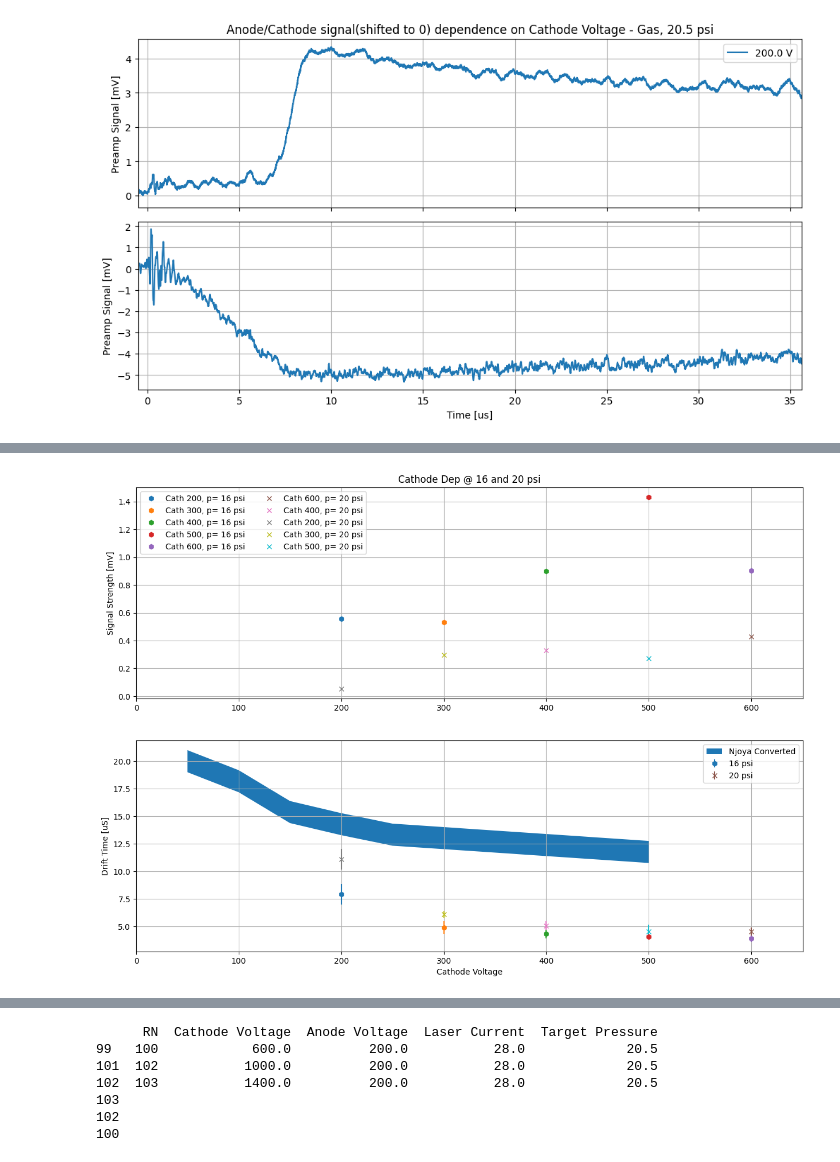
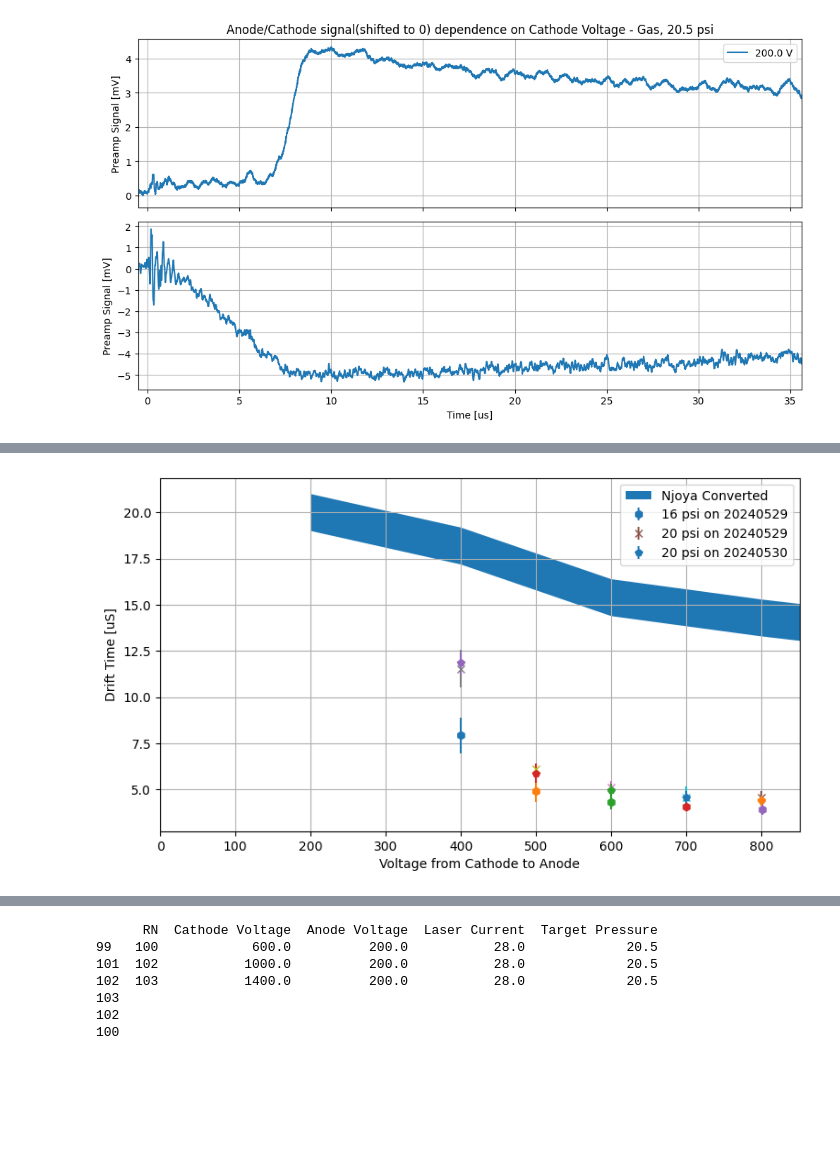
Before and after one commit to jbane11/nexo, a Jupyter notebook: Lab028/osci/osci_analysis.v3.ipynb, the cells around one changed output, grey strips where cells are left out. Saved outputs shown, nothing was run; the diff lists cells and outputs as text; code cells hidden in the pictures; blank space fills up the shorter version.

```diff
--- a/Lab028/osci/osci_analysis.v3.ipynb
+++ b/Lab028/osci/osci_analysis.v3.ipynb
@@ -533,12 +499,9 @@ colors=["r","blue","darkgrey"]
 marker=["h","x","p"]
 
 sec=0
-y1=np.array([20,20/1.1,20/1.3,20/1.4,20/1.5,20/1.7])-1
-y2=np.array([20,20/1.1,20/1.3,20/1.4,20/1.5,20/1.7])+1
-
 j=-1
 k=-1
-ax[1].fill_between(x=[100/2,200/2,300/2,400/2,500/2,1000/2],y1=y1, y2=y2, label="Old Data")
+ax[1].fill_between(x=njoya_x,y1=njoya_y1, y2=njoya_y2, label="Njoya Converted")
 for i,run in enumerate(Runs):
     if run["info"]["RN"] in [116,127]:
         sec+=1
@@ -593,8 +556,8 @@ for i,run in enumerate(Runs):
 
     print(fit_par)
 
-    ax[1].errorbar(x=run["info"]["Cathode Voltage"], y=run["Drifttime"], yerr=run["Drifttime_stdev"]*5, fmt =marker[sec])
-    ax[0].errorbar(x=run["info"]["Cathode Voltage"],y=run["Waveform_amp"],fmt =marker[sec],label="%s Amps"%(run["info"]["Laser Current"]))
+    ax[1].errorbar(x=run["info"]["Cathode Voltage"]+run["info"]["Anode Voltage"], y=run["Drifttime"], yerr=run["Drifttime_stdev"]*5, fmt =marker[sec])
+    ax[0].errorbar(x=run["info"]["Cathode Voltage"]+run["info"]["Anode Voltage"],y=run["Waveform_amp"],fmt =marker[sec],label="%s Amps"%(run["info"]["Laser Current"]))
 
 #ax[0].text(200,12, "poop")
 #ax[0].legend(ncol=4)
@@ -610,6 +573,7 @@ ax[1].set_ylabel("Drift Time [uS]")
 
 #ax[2].grid()
 ax[0].set_ylabel("Signal Strength [mV]")
+ax[1].set_xlabel("Voltage from Cathode to Anode")
 ax[0].legend()
 #plt.xlim(5,15)
 # %% [output]
@@ -719,7 +683,7 @@ y2=np.array([20,20/1.1,20/1.3,20/1.4,20/1.5,20/1.7])+1
 
 j=-1
 k=-1
-ax[1].fill_between(x=[100/2,200/2,300/2,400/2,500/2,1000/2],y1=y1, y2=y2, label="Old Data")
+ax[1].fill_between(x=njoya_x,y1=njoya_y1, y2=njoya_y2, label="Njoya Converted")
 for i,run in enumerate(Runs):
     if run["info"]["RN"] in [116,127]:
         sec+=1
@@ -774,8 +738,8 @@ for i,run in enumerate(Runs):
 
     print(fit_par)
 
-    ax[1].errorbar(x=run["info"]["Cathode Voltage"], y=run["Drifttime"], yerr=run["Drifttime_stdev"]*5, fmt =marker[sec])
-    ax[0].errorbar(x=run["info"]["Cathode Voltage"],y=run["Waveform_amp"],fmt =marker[sec],label="%i  Anode %d"%(run["info"]["RN"], run["info"]["Anode Voltage"]))
+    ax[1].errorbar(x=run["info"]["Cathode Voltage"]+run["info"]["Anode Voltage"], y=run["Drifttime"], yerr=run["Drifttime_stdev"]*5, fmt =marker[sec])
+    ax[0].errorbar(x=run["info"]["Cathode Voltage"]+run["info"]["Anode Voltage"],y=run["Waveform_amp"],fmt =marker[sec],label="%i  Anode %d"%(run["info"]["RN"], run["info"]["Anode Voltage"]))
     adj=0
     if i%2==0:
         adj=65
@@ -783,7 +747,7 @@ for i,run in enumerate(Runs):
         adj=0
     if run["info"]["RN"]==143:
         adj=0
-    ax[0].text(run["info"]["Cathode Voltage"]-45+adj,run["Waveform_amp"], "RN %d"%(run["info"]["RN"]))
+    ax[0].text(run["info"]["Cathode Voltage"]+run["info"]["Anode Voltage"]-45+adj,run["Waveform_amp"], "RN %d"%(run["info"]["RN"]))
     print("\n")
 #ax[0].text(200,12, "poop")
 #ax[0].legend(ncol=4)
@@ -802,6 +766,7 @@ ax[0].set_ylabel("Signal Strength [mV]")
 ax[0].legend(ncol=3)
 ax[0].set_xlim(0,650)
 ax[0].set_title("Anode Dep @ 16 psi")
+ax[1].set_xlabel("Voltage from Cathode to Anode")
 ax[1].set_xlim(0,650)
 #plt.xlim(5,15)
 # %% [output]
@@ -830,7 +795,7 @@ ax[1].set_xlim(0,650)
 Runlist= pd.read_table("Runlist.tsv")
 Runlist["RN"]=pd.to_numeric(Runlist["RN"])
 
-Runlist_q = Runlist.query("RN in [147,148,149,150,151,138,122,113,120,124]") #113,114,115,116,
+Runlist_q = Runlist.query("RN in [147,148,149,150,151,138,122,113,120,124,152,153,154,155,156]") #147,148,149,150,151,138,122,113,120,124,152,153,154,155
 
 #35,36,37,,100,102,103
 Runlist_q
@@ -884,7 +849,7 @@ plots[0].set_ylabel("Preamp Signal [mV]")
 
 print(" step")
 #plots[0].set_title("Anode/Cathode signal(shifted to 0) dependence on %s - Gas, 20.5 psi"%(Label))
-plots[0].legend(ncol=2)
+plots[0].legend(ncol=4)
 
 plots[1].set_xlim(-0.5,35.6)
 #plots[1].set_ylim(0,49)
@@ -896,24 +861,26 @@ plots[1].set_ylabel("Preamp Signal [mV]")
 #plots[1].legend()
 
 #print(Runs," Next step")
-fig,ax= plt.subplots(2, 1, figsize=(15,10.5))
+fig,ax= plt.subplots(1, 1, figsize=(9,5))
+fig,cx= plt.subplots(1, 1, figsize=(9,5))
 
-fig2,bx= plt.subplots(3,4, figsize=(15,10.5))
+fig2,bx= plt.subplots(4,4, figsize=(15,10.5))
 
 #print(bx)
 colors=["r","blue","darkgrey"]
 marker=["h","x","p"]
 
 sec=0
-y1=np.array([20,20/1.1,20/1.3,20/1.4,20/1.5,20/1.7])-1
-y2=np.array([20,20/1.1,20/1.3,20/1.4,20/1.5,20/1.7])+1
-
+njoya_y1=np.array([20,20/1.1,20/1.3,20/1.4,20/1.5,20/1.7])-1
+njoya_y2=np.array([20,20/1.1,20/1.3,20/1.4,20/1.5,20/1.7])+1
+njoya_x=[100*2,200*2,300*2,400*2,500*2,1000*2]
+ax.fill_between(x=njoya_x,y1=njoya_y1, y2=njoya_y2, label="Njoya Converted")
 j=-1
 k=-1
-ax[1].fill_between(x=[100/2,200/2,300/2,400/2,500/2,1000/2],y1=y1, y2=y2, label="Njoya Converted")
+
 for i,run in enumerate(Runs):
     rn = run["info"]["RN"]
-    if run["info"]["RN"] in [147]:
+    if run["info"]["RN"] in [147,152]:
         sec+=1
 
     if i%4==0:
@@ -932,18 +899,22 @@ for i,run in enumerate(Runs):
     print(p0s)
     print(limits)
     fit_par, fit_cov = curve_fit(gaussian,xdata,ydata, p0=p0s)
-    print(fit_par, fit_par[1] -max(ydata))
-    for step_fix in [100,150,200]:
+    print(fit_cov)
 
-        if fit_par[0] <=0:
+    for step_fix in [300,400,800,1500]:
+
+        if fit_par[0] <=0 or fit_cov[1][1] > 2e-2:
+            p0s[1]=8
             print("Bad fit")
-            ydata=run["waveform"]["Average Anode"][::step_fix].diff()[1:]
-            xdata=run["waveform"]["Time"][::step_fix][1:]
+
+            ydata=run["waveform"]["Average Anode"][2500:-1000].rolling(step_fix).mean().diff()
+            ydata=ydata.fillna(0)
+            xdata=run["waveform"]["Time"][2500:-1000]
             fit_par, fit_cov = curve_fit(gaussian,xdata,ydata, p0=p0s)
-
+            print(fit_cov[1][1])
             xfit=np.arange(0,25,0.01)
             yfit=gaussian(xfit, fit_par[0],fit_par[1],fit_par[2])
-            bx[j][k].errorbar(x=xfit, y=yfit,fmt="..",c="grey")
+            bx[j][k].errorbar(x=xfit, y=yfit,fmt="-.",c="grey")
 
 
         else:
@@ -967,33 +938,33 @@ for i,run in enumerate(Runs):
 
 
     print(fit_par)
-    if rn in [113,147]:
+    if rn in [113,147,152]:
         psi = run["info"]["Target Pressure"]
-        ax[1].errorbar(x=run["info"]["Cathode Voltage"], y=run["Drifttime"], yerr=run["Drifttime_stdev"]*5, fmt =marker[sec],label="%d psi"%(psi) )
+        ax.errorbar(x=run["info"]["Cathode Voltage"]+run["info"]["Anode Voltage"], y=run["Drifttime"], yerr=run["Drifttime_stdev"]*5, fmt =marker[sec],label="%d psi on %d"%(psi,run["info"]["Date"]) )
     else:
-        ax[1].errorbar(x=run["info"]["Cathode Voltage"], y=run["Drifttime"], yerr=run["Drifttime_stdev"]*5, fmt =marker[sec])
-    ax[0].errorbar(x=run["info"]["Cathode Voltage"],y=run["Waveform_amp"],fmt =marker[sec],label="Cath %d, p= %d psi"%(run["info"]["Cathode Voltage"],run["info"]["Target Pressure"] ))
+        ax.errorbar(x=run["info"]["Cathode Voltage"]+run["info"]["Anode Voltage"], y=run["Drifttime"], yerr=run["Drifttime_stdev"]*5, fmt =marker[sec])
+    cx.errorbar(x=run["info"]["Cathode Voltage"]+run["info"]["Anode Voltage"],y=run["Waveform_amp"],fmt =marker[sec],label="Cath %d, p= %d psi"%(run["info"]["Cathode Voltage"],run["info"]["Target Pressure"] ))
     print("\n")
     k=k+1
 #ax[0].text(200,12, "poop")
 #ax[0].legend(ncol=4)
-ax[0].grid()
+cx.grid()
 #ax[0].set_xlim(0,25)
 
 
-print(ax[1].get_legend_handles_labels())
+#print(ax[1].get_legend_handles_labels())
 
-ax[1].legend()
-ax[1].grid()
-ax[1].set_ylabel("Drift Time [uS]")
+ax.legend()
+ax.grid()
+ax.set_ylabel("Drift Time [uS]")
 
 #ax[2].grid()
-ax[0].set_ylabel("Signal Strength [mV]")
-ax[0].legend(ncol=2)
-ax[0].set_xlim(0,650)
-ax[0].set_title("Cathode Dep @ 16 and 20 psi")
-ax[1].set_xlim(0,650)
-ax[1].set_xlabel("Cathode Voltage")
+cx.set_ylabel("Signal Strength [mV]")
+cx.legend(ncol=4)
+cx.set_xlim(0,850)
+cx.set_title("Cathode Dep @ 16 and 20 psi")
+ax.set_xlim(0,850)
+ax.set_xlabel("Voltage from Cathode to Anode")
 #plt.xlim(5,15)
 # %% [output]
 run num   113
@@ -1018 +989 @@ Text(0.5, 0, 'Cathode Voltage')
-[figure, old version]
+[figure, new version]
```
Also changed, not shown: parts of 15 cells of this notebook, 1 other file.
